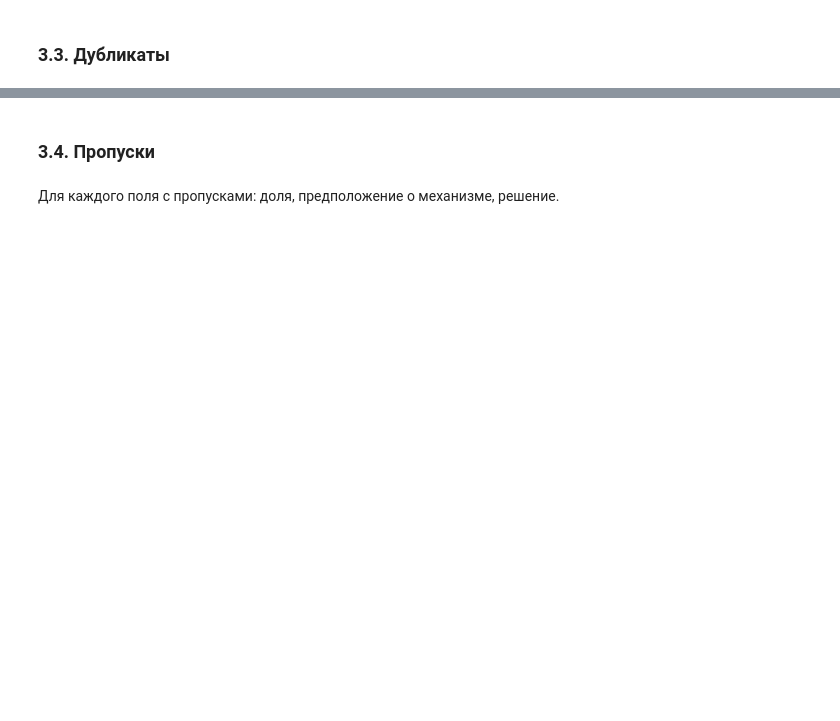
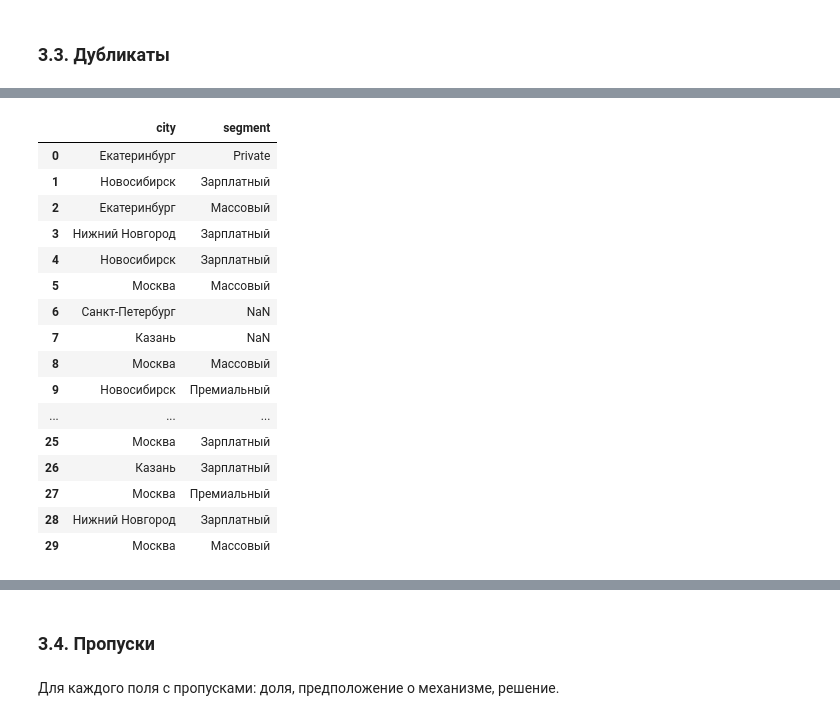
Before and after one commit to mashamis/Mischenko_Maria_Lab1, a Jupyter notebook: 01_analysis.ipynb, the cells around one changed output, grey strips where cells are left out. Drawn from its saved outputs; the diff is of its cells as text; code cells hidden in the pictures; blank space fills up the shorter version.

```diff
--- a/01_analysis.ipynb
+++ b/01_analysis.ipynb
@@ -434,0 +628,25 @@ III.  Связь между таблицами
+# %%
+def show_differences_clients(group):
+    diff_cols = group.nunique() > 1
+    diff_cols['client_id'] = True
+    return group.loc[:, diff_cols]
+
+dup_clients.groupby('client_id', as_index=False).apply(show_differences_clients).reset_index(drop=True)
+# %% [output]
+|  | city | segment |
+| 0 | Екатеринбург | Private |
+| 1 | Новосибирск | Зарплатный |
+| 2 | Екатеринбург | Массовый |
+| 3 | Нижний Новгород | Зарплатный |
+| 4 | Новосибирск | Зарплатный |
+| 5 | Москва | Массовый |
+| 6 | Санкт-Петербург | NaN |
+| 7 | Казань | NaN |
+| 8 | Москва | Массовый |
+| 9 | Новосибирск | Премиальный |
+| ... | ... | ... |
+| 25 | Москва | Зарплатный |
+| 26 | Казань | Зарплатный |
+| 27 | Москва | Премиальный |
+| 28 | Нижний Новгород | Зарплатный |
+| 29 | Москва | Массовый |
```
Also changed, not shown: parts of 24 cells of this notebook.
